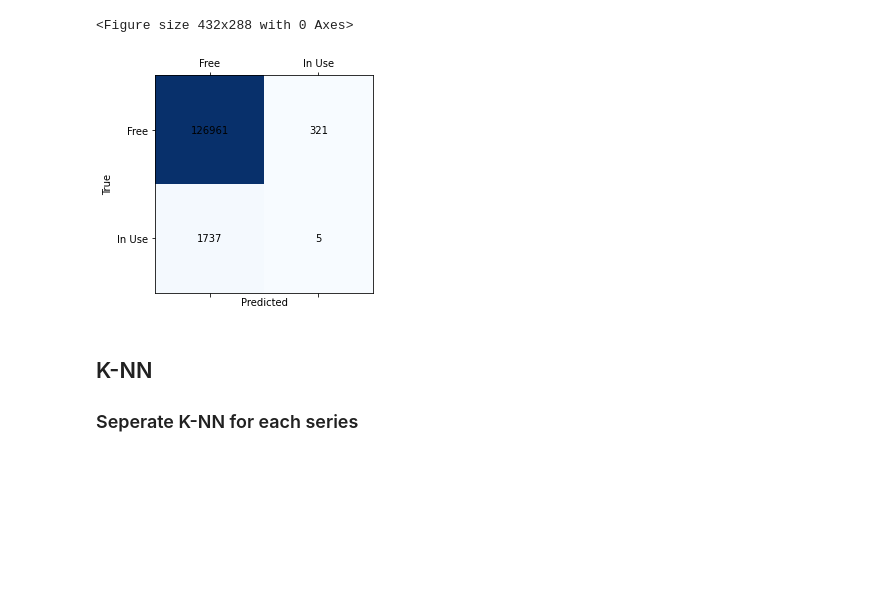
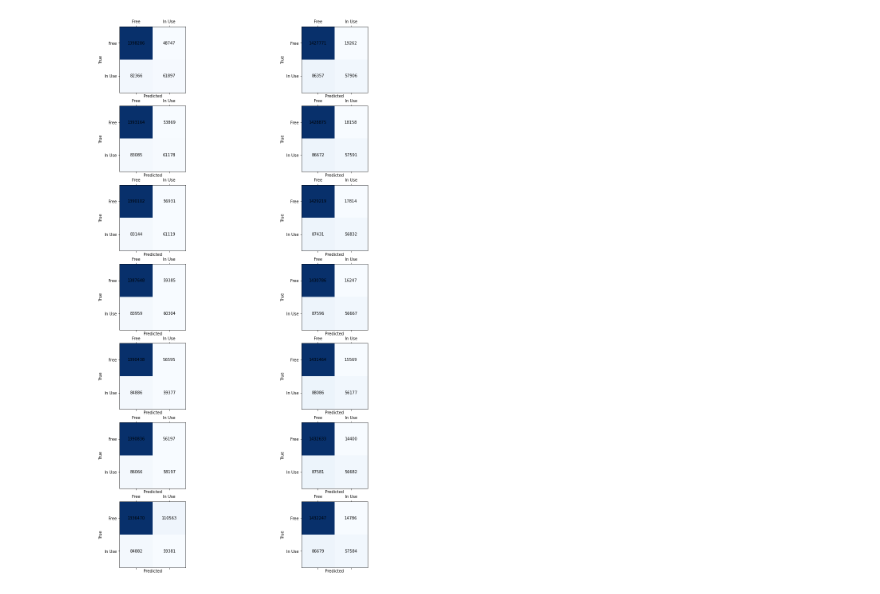
Before and after one commit to ashusao/Demand, a Jupyter notebook: NN.ipynb, the cells around one changed output. Cells and saved outputs as stored; diff of their text form; code cells hidden in the pictures; blank space fills up the shorter version.

```diff
--- a/NN.ipynb
+++ b/NN.ipynb
@@ -64,0 +89,18 @@ plt.show()
+# %%
+data_obj = Data()
+config = ConfigParser()
+config.read('config.ini')
+
+df = data_obj.read_tsv()
+baseline_approach = Baseline()
+algo = config['train']['algo']
+
+X_train, Y_train, X_test, Y_test = data_obj.split_train_test(df, 0, aggregate=True)
+
+if algo == 'knn':
+    acc, f1, cm = baseline_approach.nearest_neighbour(X_train, Y_train, X_test, Y_test, aggregate=True)
+    knn_cm.append(cm)
+elif algo == 'rf':
+    acc, f1, cm = baseline_approach.random_forest(X_train, Y_train, X_test, Y_test, aggregate=True)
+    rf_cm.append(cm)
+print(len(knn_cm), len(rf_cm))
@@ -65,24 +111,27 @@ plt.show()
 # %%
-fig = plt.figure()
 labels = ['Free', 'In Use']
 
-fig, ax = plt.subplots()
+fig, ax = plt.subplots(7,2, figsize=(15,25))
 
-ax.matshow(cm, cmap=plt.cm.Blues)
+for r in range(7):
+    for c in range(2):
 
-for i in range(len(cm)):
-    for j in range(len(cm[0])):
-        c = cm[j,i]
-        ax.text(i, j, str(c), va='center', ha='center')
+        if c==0:
+            cm_ = knn_cm[r]
+        else:
+            cm_ = rf_cm[r]
 
-ax.set_xticklabels([''] + labels)
-ax.set_yticklabels([''] + labels)
-plt.xlabel('Predicted')
-plt.ylabel('True')
+        ax[r,c].matshow(cm_, cmap=plt.cm.Blues)
+
+        for i in range(len(cm_)):
+            for j in range(len(cm_[0])):
+                count = cm_[j,i]
+                ax[r,c].text(i, j, str(count), va='center', ha='center')
+
+        ax[r,c].set_xticklabels([''] + labels)
+        ax[r,c].set_yticklabels([''] + labels)
+        ax[r,c].set_xlabel('Predicted')
+        ax[r,c].set_ylabel('True')
 plt.show()
 # %% [output]
-<Figure size 432x288 with 0 Axes>
-[figure, old version]
+[figure, new version]
-# %% [markdown]
-## K-NN
-### Seperate K-NN for each series
```
Also changed, not shown: parts of 22 cells of this notebook, 3 other files.
